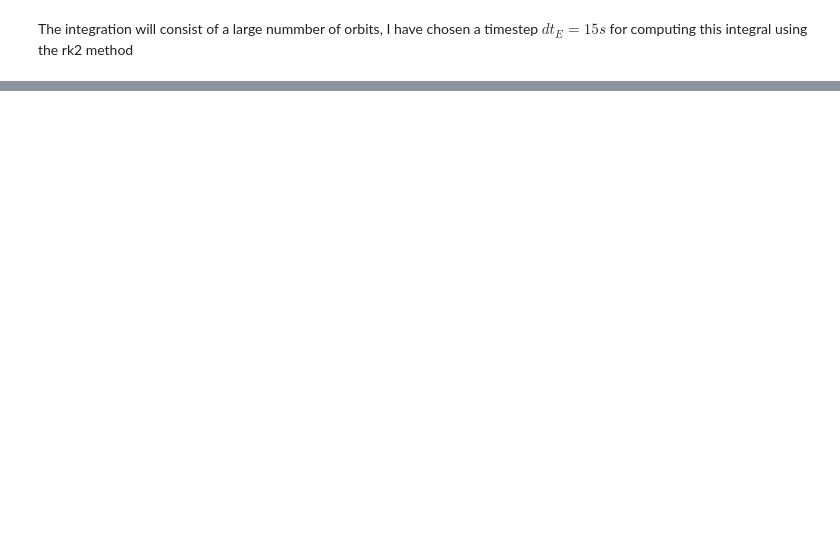
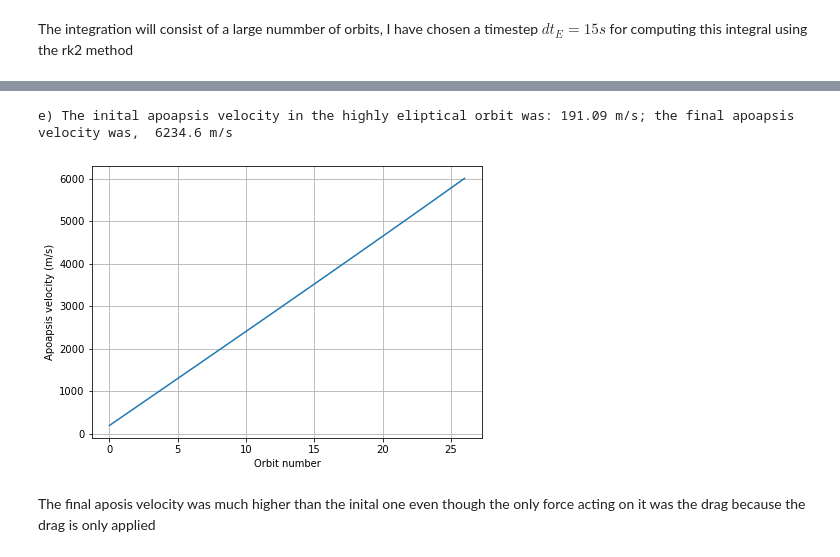
Before and after one commit to Youngposeidon/computational-mechanics-delivery, a Jupyter notebook: project4.ipynb, the cells around one changed output, grey strips where cells are left out. Saved outputs shown, nothing was run; the diff lists cells and outputs as text; code cells hidden in the pictures; blank space fills up the shorter version.

```diff
--- a/project4.ipynb
+++ b/project4.ipynb
@@ -572,0 +605,8 @@ No handles with labels found to put in legend.
+# %%
+print("e) The inital apoapsis velocity in the highly eliptical orbit was:", round(vap [0],2),"m/s; the final apoapsis velocity was, ", round(vap[n],2), "m/s")
+PhysPlot.plot(range(n),vap[:n],"Orbit number","Apoapsis velocity (m/s)")
+# %% [output]
+e) The inital apoapsis velocity in the highly eliptical orbit was: 191.09 m/s; the final apoapsis velocity was,  6234.6 m/s
+[figure, added]
+# %% [markdown]
+The final aposis velocity was much higher than the inital one even though the only force acting on it was the drag because the drag is only applied
```
Also changed, not shown: parts of 7 cells of this notebook.
